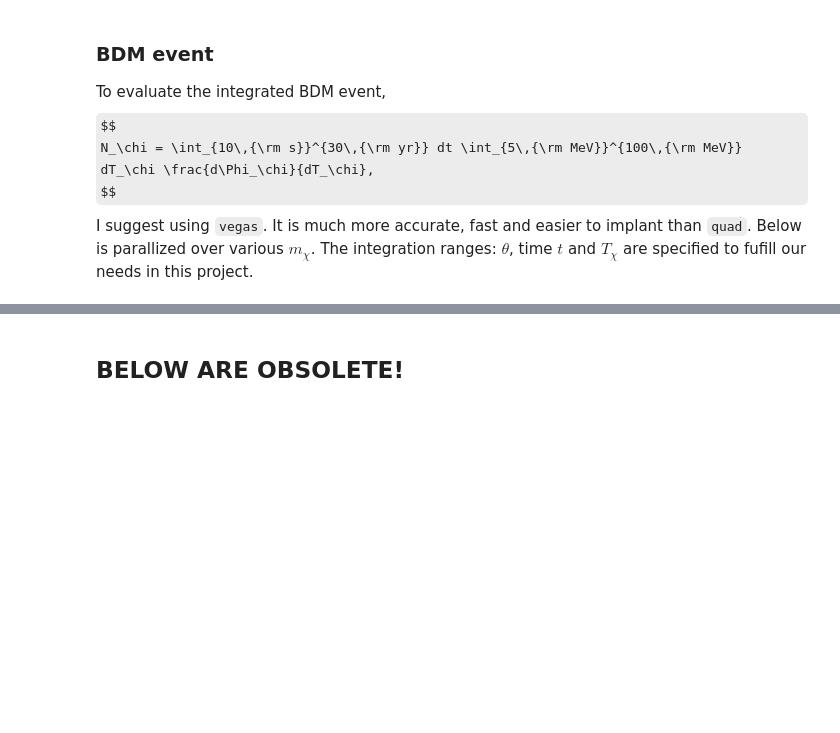
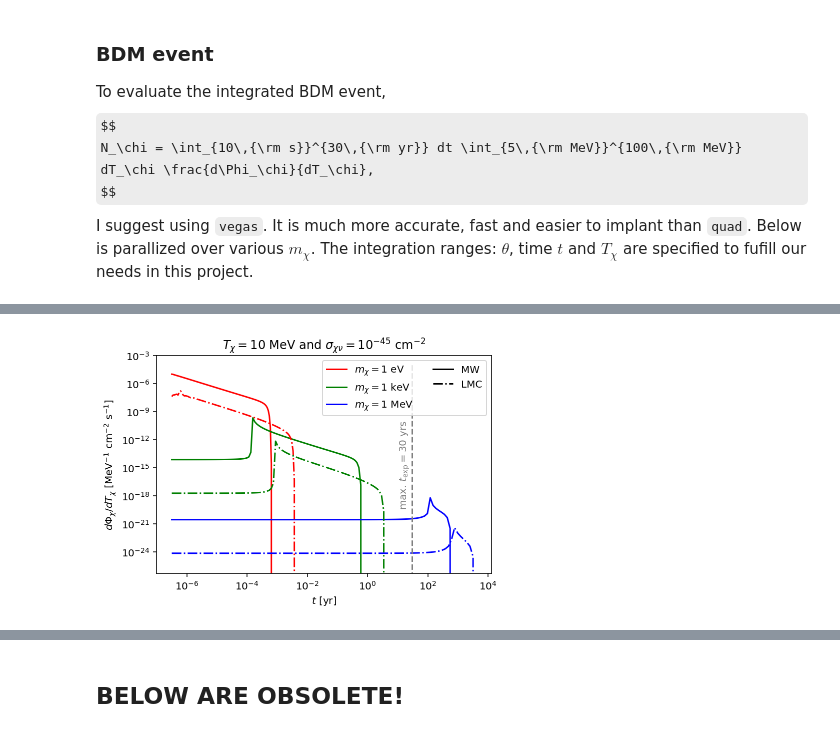
Before and after one commit to yenhsunlin/SNnuBDM, a Jupyter notebook: bdmflux.ipynb, the cells around one changed output, grey strips where cells are left out. Cells and saved outputs as stored; diff of their text form; code cells hidden in the pictures; some formulas as TeX source; blank space fills up the shorter version.

```diff
--- a/bdmflux.ipynb
+++ b/bdmflux.ipynb
@@ -809,0 +860,30 @@ plt.ylabel(r'event number ${\rm [cm^{-2}]}$')
+# %%
+# BDM flux
+MW_flux_1eV = np.loadtxt('./BDM_data/flux/MW/bdm_flux_Tx_10_mx_1e-06.txt')
+MW_flux_1keV = np.loadtxt('./BDM_data/flux/MW/bdm_flux_Tx_10_mx_0.001.txt')
+MW_flux_1MeV = np.loadtxt('./BDM_data/flux/MW/bdm_flux_Tx_10_mx_1.txt')
+LMC_flux_1eV = np.loadtxt('./BDM_data/flux/LMC/bdm_flux_Tx_10_mx_1e-06.txt')
+LMC_flux_1keV = np.loadtxt('./BDM_data/flux/LMC/bdm_flux_Tx_10_mx_0.001.txt')
+LMC_flux_1MeV = np.loadtxt('./BDM_data/flux/LMC/bdm_flux_Tx_10_mx_1.txt')
+# %%
+# plotting
+plt.plot(MW_flux_1eV.T[0]/yr,MW_flux_1eV.T[1],'r',label='$m_\chi=1$ eV')
+plt.plot(MW_flux_1keV.T[0]/yr,MW_flux_1keV.T[1],'g',label='$m_\chi=1$ keV')
+plt.plot(MW_flux_1MeV.T[0]/yr,MW_flux_1MeV.T[1],'b',label='$m_\chi=1$ MeV')
+plt.plot(LMC_flux_1eV.T[0]/yr,LMC_flux_1eV.T[1],'r-.')
+plt.plot(LMC_flux_1keV.T[0]/yr,LMC_flux_1keV.T[1],'g-.')
+plt.plot(LMC_flux_1MeV.T[0]/yr,LMC_flux_1MeV.T[1],'b-.')
+plt.plot([1e-6,1e-4],[10,10],'k-',label='MW')
+plt.plot([1e-6,1e-4],[10,10],'k-.',label='LMC')
+plt.plot([30,30],[5e-30,1e-4],'--',color='gray')
+plt.text(11, 1e-19,r'max. $t_{\rm exp}=30$ yrs',rotation=90, color = 'gray')
+plt.legend(ncol=2)
+plt.ylim(5e-27,1e-3)
+plt.xlabel('$t$ [yr]')
+plt.ylabel(r'$d\Phi_\chi/dT_\chi$ [${\rm MeV^{-1}~cm^{-2}~s^{-1}}$]')
+plt.xscale('log')
+plt.yscale('log')
+plt.title(r'$T_\chi=10$ MeV and $\sigma_{\chi\nu}=10^{-45}~{\rm cm^{-2}}$')
+plt.savefig('BDM_flux.pdf',facecolor='white',bbox_inches='tight')
+# %% [output]
+[figure, added]
```
Also changed, not shown: parts of 16 cells of this notebook.
